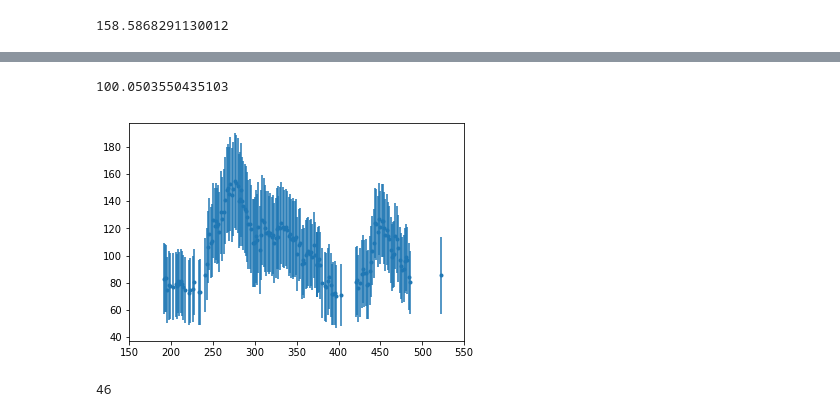
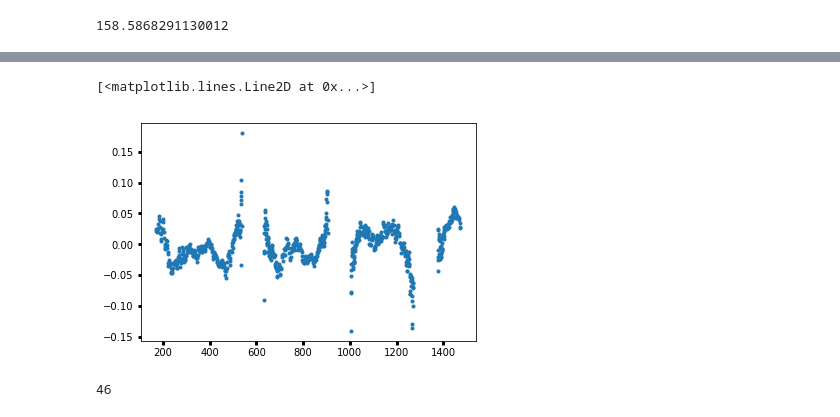
Before and after one commit to BoiseStatePlanetary/Searching-for-Variability-in-Eclipses-in-the-Kepler-Dataset, a Jupyter notebook: code/Analyzing_Kepler76b_with_LM.ipynb, the cells around one changed output, grey strips where cells are left out. Saved outputs shown, nothing was run; the diff lists cells and outputs as text; code cells hidden in the pictures.

```diff
--- a/code/Analyzing_Kepler76b_with_LM.ipynb
+++ b/code/Analyzing_Kepler76b_with_LM.ipynb
@@ -297,12 +429,7 @@ plt.plot(folded_time, fit_eclipse_and_BEER_signals(folded_time, *initial_guess),
 # %%
-# Fitting eclipses and BEER signals together
+#baseline, eclipse_depth, Aellip, Abeam, Aplanet, phase_shift
 
-num_periods_to_fold = 30.
-
-mn = np.min(filtered_time)
-mx = np.min(filtered_time) + num_periods_to_fold*ephemeris_popt[0]
-
-#baseline, eclipse_depth, Aellip, Abeam, Aplanet, phase_shift
+num_periods_to_fold = 50.
 
 # orbit_times = {}
 # best_fit_params = {}
@@ -310,12 +437,14 @@ mx = np.min(filtered_time) + num_periods_to_fold*ephemeris_popt[0]
 
 # orbit_times[num_periods_to_fold] = [0.]
 
-# bounds = ([-1000e-6, -1000e-6, -500e-6, -500e-6, -500e-6, -1],
-#           [1000e-6, 1000e-6, 500e-6, 500e-6, 500e-6, 1])
-# initial_guess = [0., 100e-6, K76.saved_params['Aellip'], K76.saved_params['Abeam'],
-#                  K76.saved_params['Aplanet'], 0.]
+# bounds = ([-1000e-6, -1000e-6, -500e-6,-500e-6, -1],
+#           [1000e-6, 1000e-6, 500e-6, 500e-6, 1])
+# initial_guess = [0., 100e-6, K76.saved_params['Aellip'], K76.saved_params['Aplanet'], 0.]
 # best_fit_params[num_periods_to_fold] = initial_guess
 # best_fit_params_uncertainties[num_periods_to_fold] = initial_guess
+
+# mn = np.min(filtered_time)
+# mx = np.min(filtered_time) + num_periods_to_fold*ephemeris_popt[0]
 
 # while(mx <= np.max(filtered_time) - num_periods_to_fold*ephemeris_popt[0]):
 # # while(mn <= np.min(filtered_time) + ephemeris_popt[0]):
@@ -329,56 +458,70 @@ mx = np.min(filtered_time) + num_periods_to_fold*ephemeris_popt[0]
 #     data = filtered_flux[ind]
 #     err = unbinned_noise*np.ones_like(time)
 
 #     out_of_transit_ind = ~transit_indices(time, 3.*K76.dur, (ephemeris_popt[1] % ephemeris_popt[0]))
 #     time = time[out_of_transit_ind]
 #     data = data[out_of_transit_ind]
 #     err = err[out_of_transit_ind]
 
 #     if(time.size >= np.floor(ephemeris_popt[0]/(30./60./24.))):
 
-#         popt, pcov = curve_fit(fit_eclipse_and_BEER_signals, time, data, sigma=err,
+#         popt, pcov = curve_fit(fit_eclipse_and_BEER_signals_fixed_beam, time, data, sigma=err,
 #                                p0=initial_guess, bounds=bounds)
 #         uncertainties = np.sqrt(pcov.diagonal())
 
 #         # Rescale uncertainties
-#         redchisq = redchisqg(data, fit_eclipse_and_BEER_signals(time, *popt), 2, err)
+#         redchisq = redchisqg(data, fit_eclipse_and_BEER_signals_fixed_beam(time, *popt), 2, err)
 
 #         orbit_times[num_periods_to_fold] =\
 #             np.append(orbit_times[num_periods_to_fold], cur_orbit_time)
 #         best_fit_params[num_periods_to_fold] = np.vstack((best_fit_params[num_periods_to_fold], popt))
 #         best_fit_params_uncertainties[num_periods_to_fold] =\
 #             np.vstack((best_fit_params_uncertainties[num_periods_to_fold],
 #                       uncertainties*np.sqrt(redchisq)))
-#         if(popt[1]/uncertainties[1] > 6.):
-#         if(popt[1] > 140e-6):
-#             fig = plt.figure()
+# #         if(popt[1]/uncertainties[1] > 6.):
+# #         if(popt[1] > 140e-6):
+# #         if(popt[1] < 33e-6):
+# #             fig = plt.figure()
 
-#             binned_time, binned_data, binned_err = bindata(time, data, 10./60./24.)
-#             plt.plot(binned_time, binned_data, 'b.')
-#             plt.plot(time, fit_eclipse_and_BEER_signals(time, *popt))
+# #             binned_time, binned_data, binned_err = bindata(time, data, 10./60./24.)
+# #             plt.plot(binned_time, binned_data, 'b.')
+# #             plt.plot(time, fit_eclipse_and_BEER_signals_fixed_beam(time, *popt))
 
-#             print(redchisq)
-#             print(popt[1], uncertainties[1], popt[1]/uncertainties[1])
-#             break
+# #             print(redchisq)
+# #             print(popt[1], uncertainties[1], popt[1]/uncertainties[1])
+# #             break
 
 #     mn += ephemeris_popt[0]
 #     mx += ephemeris_popt[0]
 
-# baseline, eclipse_depth, Aellip, Abeam, Aplanet, phase_shift
-x = orbit_times[num_periods_to_fold][1:]
-y = best_fit_params[num_periods_to_fold][1:,1]
-yerr = best_fit_params_uncertainties[num_periods_to_fold][1:,1]
+    # baseline, eclipse_depth, Aellip, Aplanet, phase_shift
 
-# ind = (best_fit_params_uncertainties[num_periods_to_fold][1:,1] > 0) &\
-#     (best_fit_params[num_periods_to_fold][1:,1] < 0.0008) &\
-#     (best_fit_params[num_periods_to_fold][1:,1]/best_fit_params_uncertainties[num_periods_to_fold][1:,1] > 5.)
+# x = orbit_times[20][1:]
+# y = best_fit_params[20][1:,2]
+# yerr = best_fit_params_uncertainties[20][1:,2]
+# ind = (best_fit_params[20][1:,1]/best_fit_params_uncertainties[20][1:,1] > 3.)
+# plt.errorbar(x[ind], y[ind]*1e6, yerr[ind]*1e6, marker='.', ls='')
+#plt.plot(x[ind], y[ind]*1e6, marker='.', ls='')
 
-ind = (best_fit_params[num_periods_to_fold][1:,1]/best_fit_params_uncertainties[num_periods_to_fold][1:,1] > 3.)
-plt.errorbar(x[ind], y[ind]*1e6, yerr[ind]*1e6, marker='.', ls='')
-plt.xlim([150, 550])
+# x = best_fit_params[20][1:,2]
+# y = best_fit_params[20][1:,3]
+# plt.plot(x[ind]*1e6, y[ind]*1e6, marker='.', ls='')
+
+x = orbit_times[50][1:]
+y = best_fit_params[50][1:,4]
+yerr = best_fit_params_uncertainties[50][1:,4]
+# ind = (best_fit_params[50][1:,4]/best_fit_params_uncertainties[50][1:,4] > 3.)
+#plt.errorbar(x[ind], y[ind]*1e6, yerr[ind]*1e6, marker='.', ls='')
+#plt.plot(x[ind], y[ind]*1e6, marker='.', ls='', alpha=0.25)
+plt.plot(x, y, marker='.', ls='')
+
+# ind = (best_fit_params[50][1:,1]/best_fit_params_uncertainties[50][1:,1] > 3.)
+# x = best_fit_params[50][1:,2]
+# y = best_fit_params[50][1:,3]
+# plt.plot(x[ind]*1e6, y[ind]*1e6, marker='.', ls='')
 # %% [output]
-100.0503550435103
+[<matplotlib.lines.Line2D at 0x...>]
-[figure, old version]
+[figure, new version]
 # %%
 plt.figure(figsize=(10,10))
 
```
Also changed, not shown: parts of 9 cells of this notebook.
